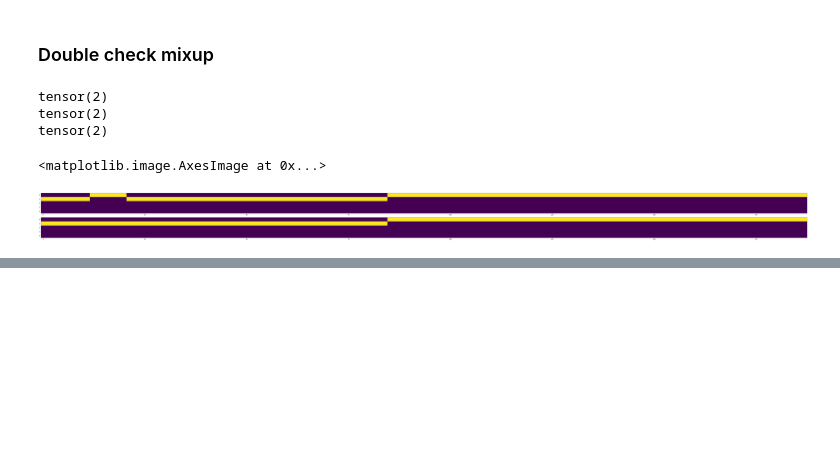
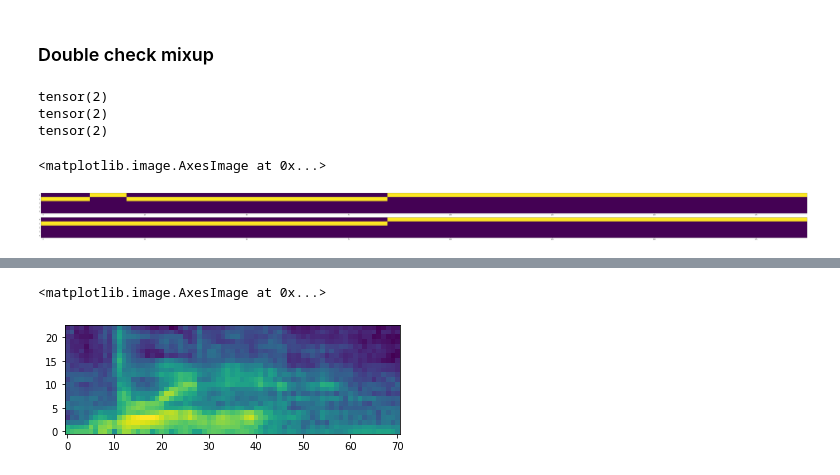
Before and after one commit to GeoffreyFrost/code-switched-language-diarization, a Jupyter notebook: notebooks/preprocessor_tinker.ipynb, the cells around one changed output, grey strips where cells are left out. Saved outputs shown, nothing was run; the diff lists cells and outputs as text; code cells hidden in the pictures; blank space fills up the shorter version.

```diff
--- a/notebooks/preprocessor_tinker.ipynb
+++ b/notebooks/preprocessor_tinker.ipynb
@@ -280,0 +363,5 @@ ax[1].imshow(y_old[idx].T)
+# %%
+plt.imshow(x.T, origin='lower')
+# %% [output]
+<matplotlib.image.AxesImage at 0x...>
+[figure, added]
```
Also changed, not shown: parts of 11 cells of this notebook, 14 other files.
